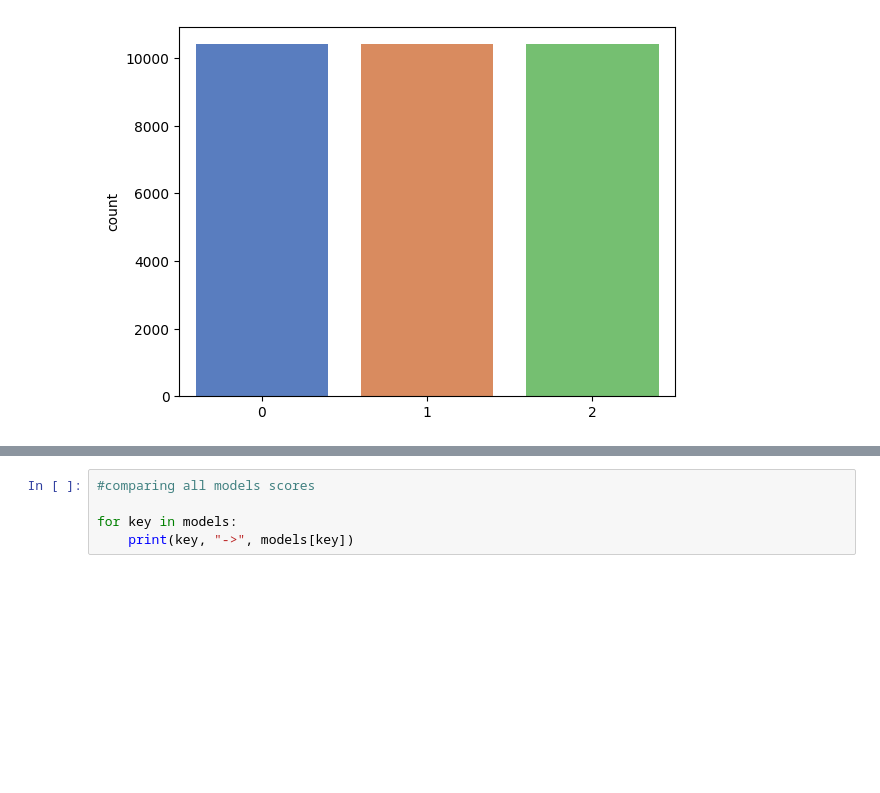
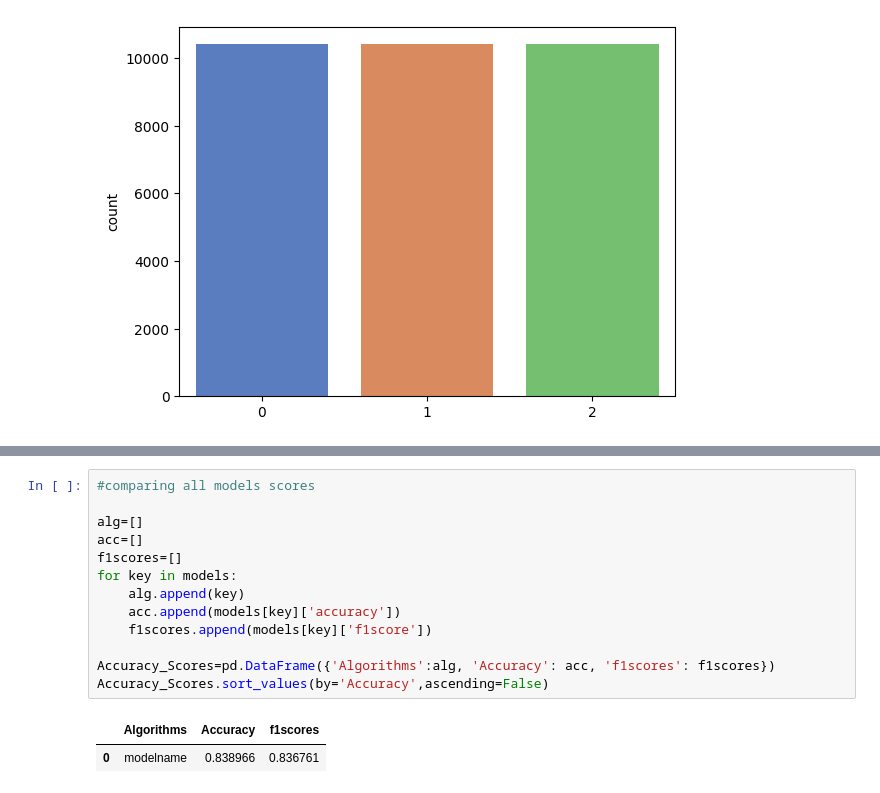
Before and after one commit to dinu-js/RTA-accident-severity-prediction, a Jupyter notebook: main2.ipynb, the cells around one changed output, grey strips where cells are left out. Drawn from its saved outputs; the diff is of its cells as text; blank space fills up the shorter version.

Commit message:
models update

```diff
--- a/main2.ipynb
+++ b/main2.ipynb
@@ -696,5 +740,16 @@ f1 score for gradientBoostingClassifier:  0.9105659482014662
 # %%
 #comparing all models scores
 
+alg=[]
+acc=[]
+f1scores=[]
 for key in models:
-    print(key, "->", models[key])
+    alg.append(key)
+    acc.append(models[key]['accuracy'])
+    f1scores.append(models[key]['f1score'])
+
+Accuracy_Scores=pd.DataFrame({'Algorithms':alg, 'Accuracy': acc, 'f1scores': f1scores})
+Accuracy_Scores.sort_values(by='Accuracy',ascending=False)
+# %% [output]
+|  | Algorithms | Accuracy | f1scores |
+| 0 | modelname | 0.838966 | 0.836761 |
```
Also changed, not shown: parts of 12 cells of this notebook.
